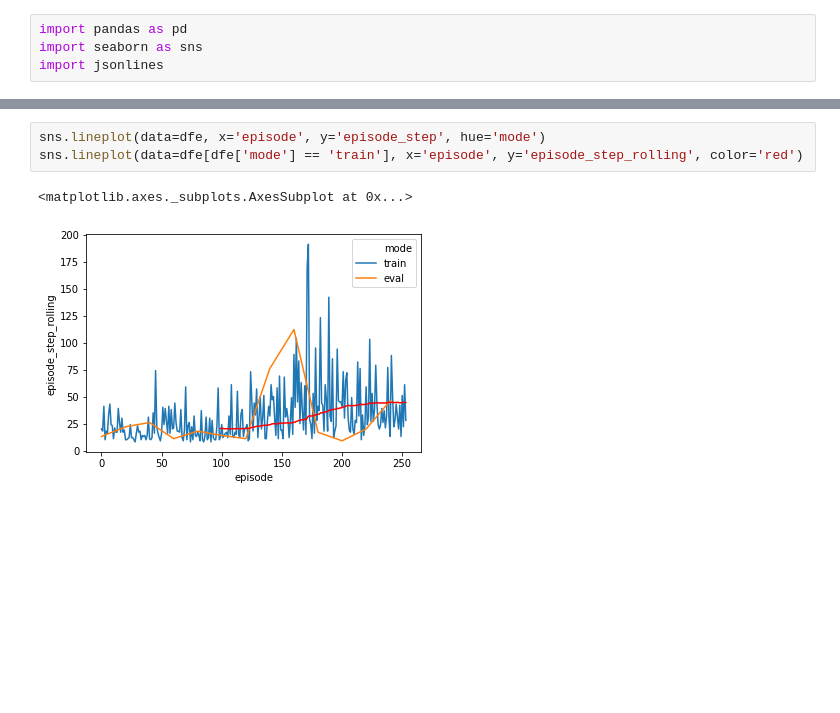
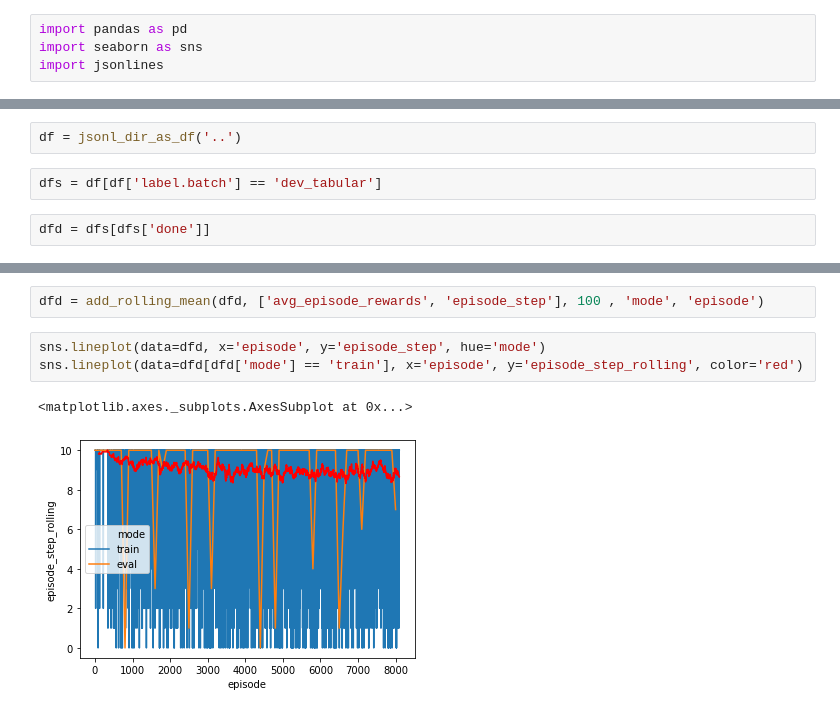
Before and after one commit to LBrinkmann/ai_vs_ci, a Jupyter notebook: notebooks/plot.ipynb, the cells around one changed output, grey strips where cells are left out. Drawn from its saved outputs; the diff is of its cells as text; blank space fills up the shorter version.

Commit message:
Tabular q learning.

```diff
--- a/notebooks/plot.ipynb
+++ b/notebooks/plot.ipynb
@@ -30,0 +32,6 @@ dfe['episode_step_rolling'] = episode_step_rolling
+# %%
+df = jsonl_dir_as_df('..')
+# %%
+dfs = df[df['label.batch'] == 'dev_tabular']
+# %%
+dfd = dfs[dfs['done']]
@@ -31,6 +52,8 @@ dfe['episode_step_rolling'] = episode_step_rolling
+# %%
+dfd = add_rolling_mean(dfd, ['avg_episode_rewards', 'episode_step'], 100 , 'mode', 'episode')
 # %%
-sns.lineplot(data=dfe, x='episode', y='episode_step', hue='mode')
-sns.lineplot(data=dfe[dfe['mode'] == 'train'], x='episode', y='episode_step_rolling', color='red')
+sns.lineplot(data=dfd, x='episode', y='episode_step', hue='mode')
+sns.lineplot(data=dfd[dfd['mode'] == 'train'], x='episode', y='episode_step_rolling', color='red')
 # %% [output]
 <matplotlib.axes._subplots.AxesSubplot at 0x...>
-[figure, old version]
+[figure, new version]
```
Also changed, not shown: parts of 13 cells of this notebook, 10 other files.
